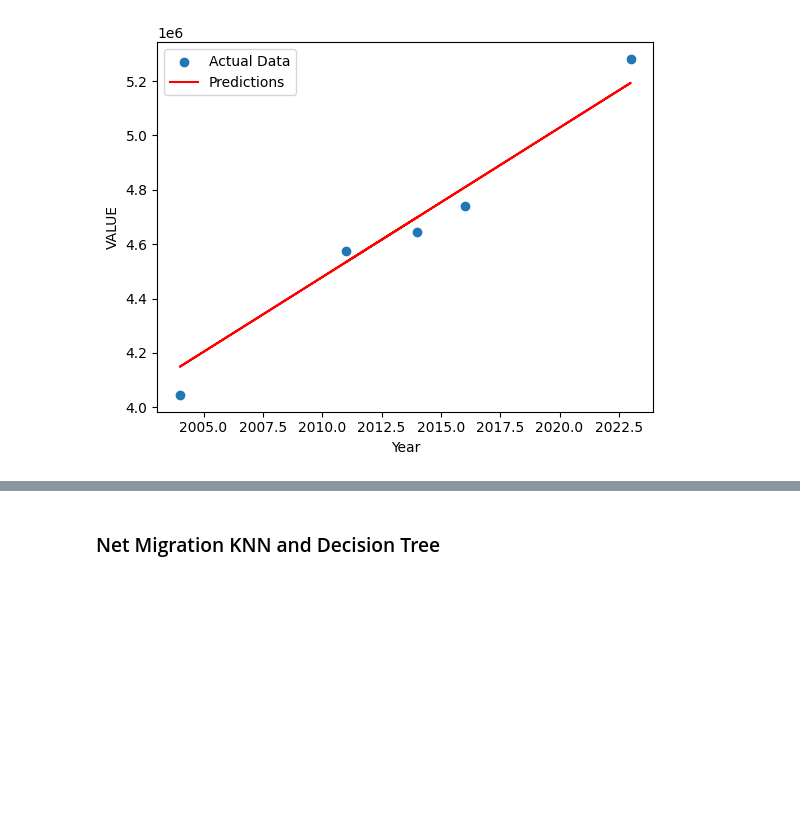
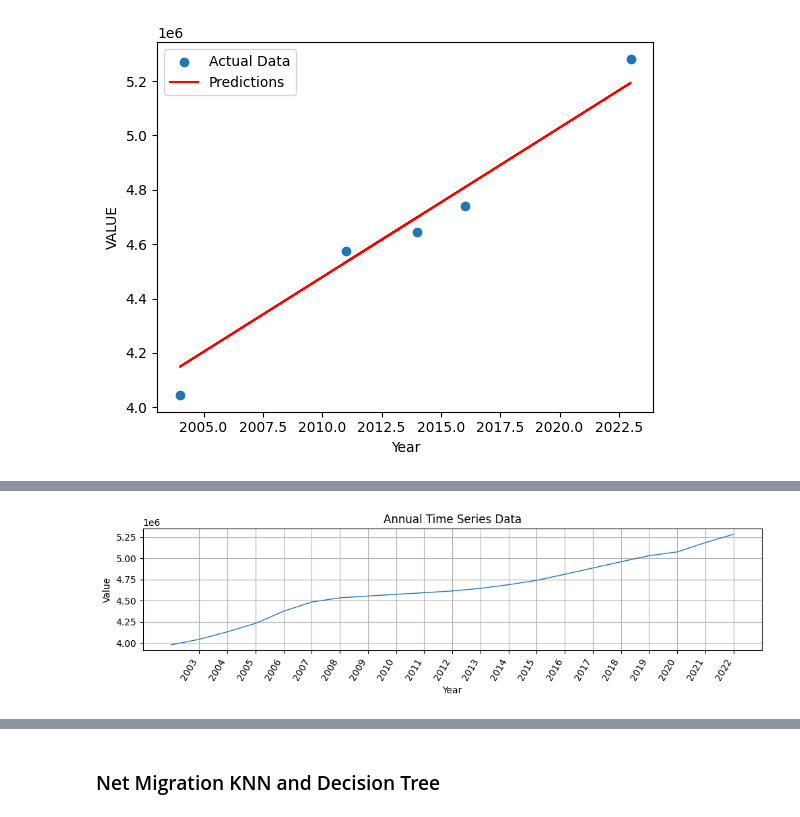
Before and after one commit to Ivkoto/DataAnalyticsMachineLearning, a Jupyter notebook: Data_Preparation/CA1_V6_2_refactored.ipynb, the cells around one changed output, grey strips where cells are left out. Cells and saved outputs as stored; diff of their text form; code cells hidden in the pictures; blank space fills up the shorter version.

```diff
--- a/Data_Preparation/CA1_V6_2_refactored.ipynb
+++ b/Data_Preparation/CA1_V6_2_refactored.ipynb
@@ -669,0 +747,4 @@ plt.show()
+# %%
+filtered_BothSex['Year'] = pd.to_datetime(filtered_BothSex['Year'], format='%Y')
+filtered_BothSex.set_index('Year', inplace=True)
+filtered_BothSex
@@ -669,0 +770,22 @@ plt.show()
+# %%
+# Plotting the time series data with annual frequency
+plt.figure(figsize=(10, 3))
+
+# Generate x-ticks for each year in the dataset
+xticks = pd.date_range(start=filtered_BothSex.index.min(), end=filtered_BothSex.index.max(), freq='A-DEC')
+
+# Set the date format for the plot
+plt.xticks(xticks, xticks.strftime("%Y"), rotation=60, ha="right")
+
+# Plot the data
+plt.plot(filtered_BothSex.index, filtered_BothSex['VALUE'], linewidth=1)
+plt.xlabel("Year")
+plt.ylabel("Value")
+plt.title("Annual Time Series Data")
+plt.grid(True)
+plt.tight_layout()
+
+# Show the plot
+plt.show()
+# %% [output]
+[figure, added]
```
Also changed, not shown: parts of 25 cells of this notebook.
